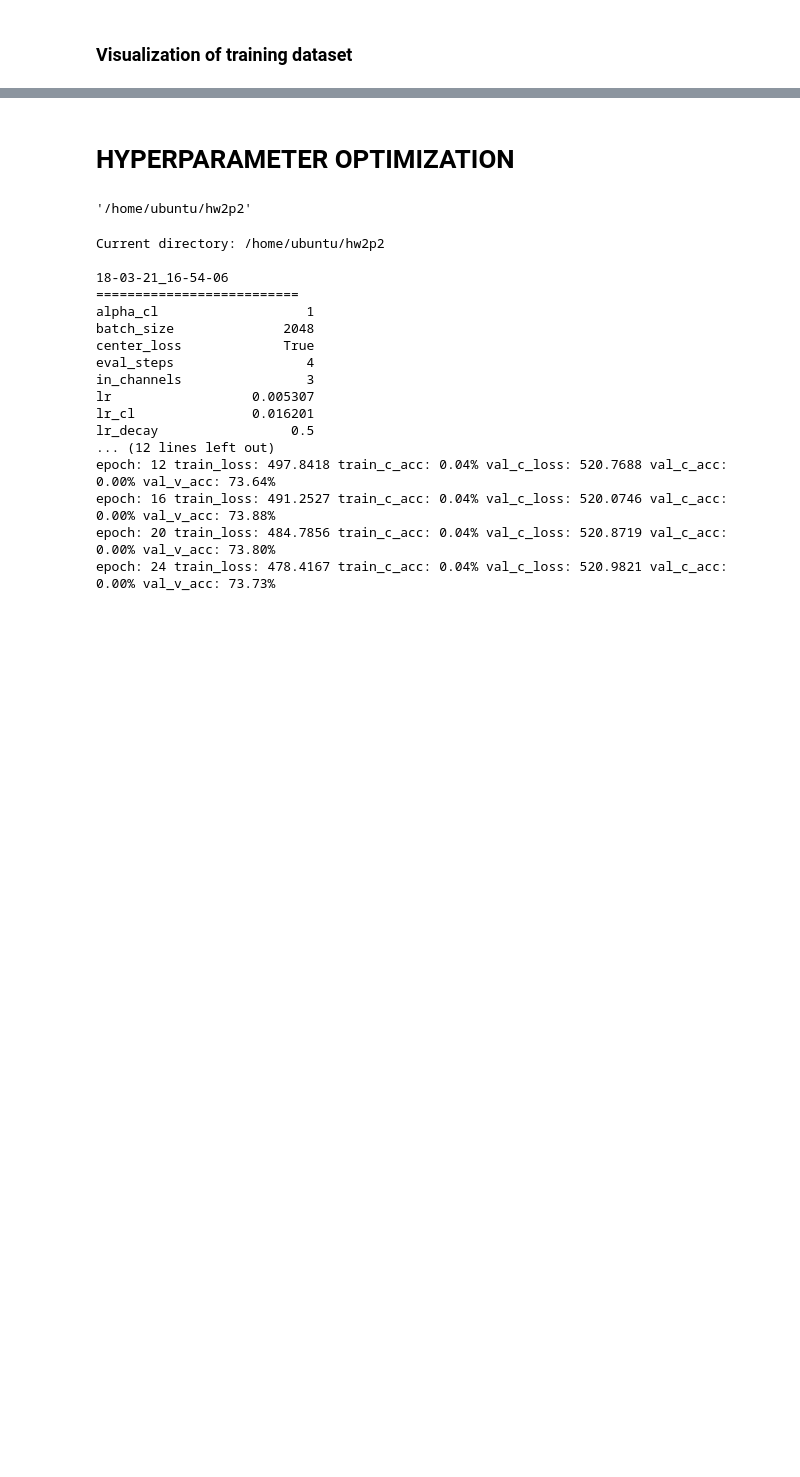
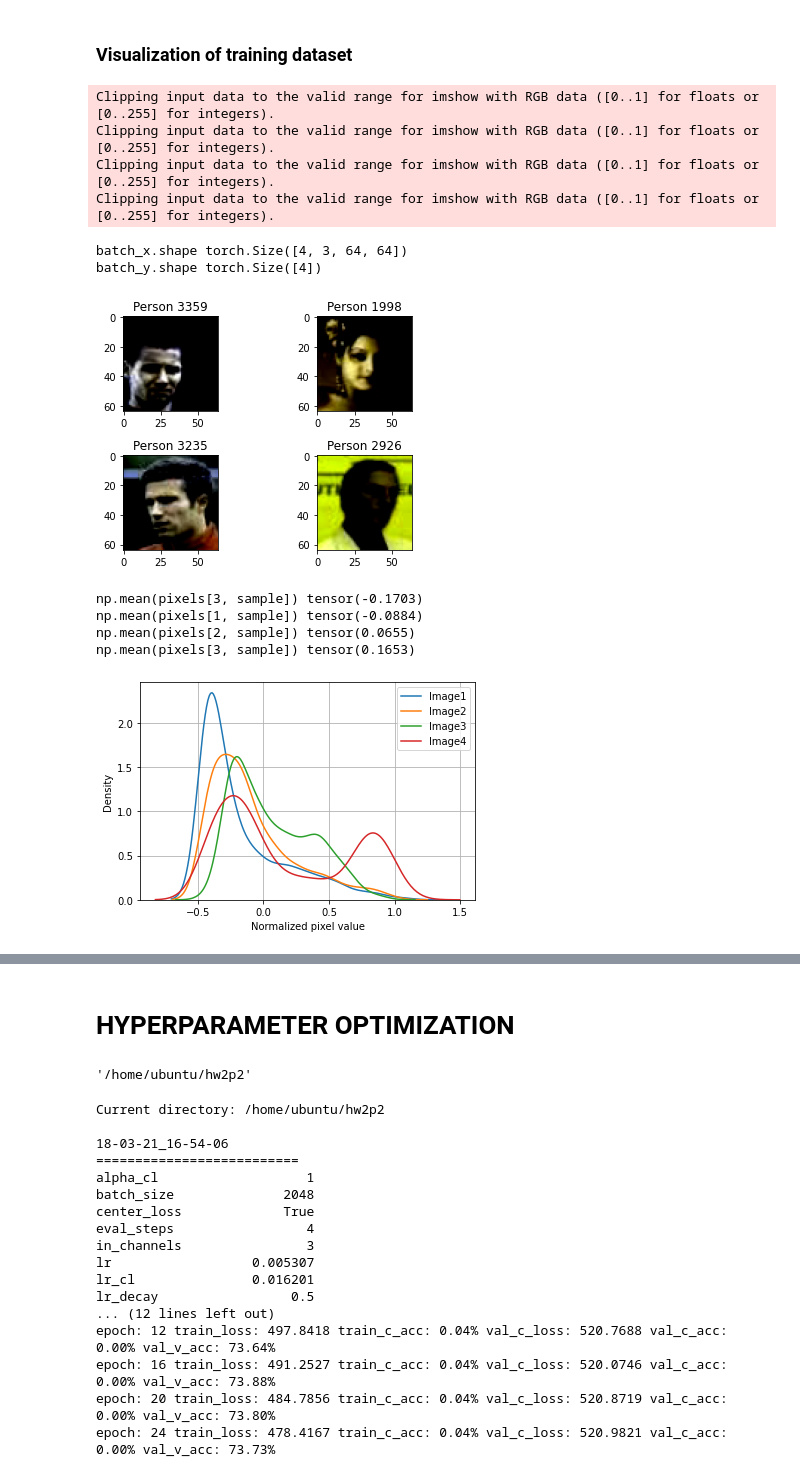
Before and after one commit to alejandroxag/hw2p2, a Jupyter notebook: nbs/face_class_ver.ipynb, the cells around one changed output, grey strips where cells are left out. Cells and saved outputs as stored; diff of their text form; code cells hidden in the pictures; blank space fills up the shorter version.

```diff
--- a/nbs/face_class_ver.ipynb
+++ b/nbs/face_class_ver.ipynb
@@ -192,39 +203,56 @@ batch_y.shape torch.Size([4])
 # %% [markdown]
 ### Visualization of training dataset
 # %%
-normalize_transf = [transforms.Resize(80),
-                    transforms.RandomCrop(64),
-                    transforms.RandomHorizontalFlip(),
-                    transforms.ToTensor(),
-                    transforms.Normalize(mean=[0.485, 0.456, 0.406],
-                                         std=[0.229, 0.224, 0.225])]
-dataset = FaceClassificationDataset(trans_list=normalize_transf, mode='train')
+dataset = FaceClassificationDataset(trans_list=TRAIN_TRANSF, mode='val')
 dataloader = DataLoader(dataset, shuffle=True, batch_size=4, num_workers=0, drop_last=True)
 
 batch_x, batch_y = next(iter(dataloader))
 print("batch_x.shape", batch_x.shape)
 print("batch_y.shape", batch_y.shape)
 
 fig, axs = plt.subplots(2,2)
 axs[0,0].imshow(batch_x[0,:,:,:].permute(1, 2, 0))
 axs[0,0].set_title(f'Person {batch_y[0]}')
 
 axs[0,1].imshow(batch_x[1,:,:,:].permute(1, 2, 0))
 axs[0,1].set_title(f'Person {batch_y[1]}')
 
 axs[1,0].imshow(batch_x[2,:,:,:].permute(1, 2, 0))
 axs[1,0].set_title(f'Person {batch_y[2]}')
 
 axs[1,1].imshow(batch_x[3,:,:,:].permute(1, 2, 0))
 axs[1,1].set_title(f'Person {batch_y[3]}')
 fig.tight_layout()
 plt.savefig('./results/train_dataset.png')
 plt.show()
 
 # Distribution plot
-pixels = batch_x[0,:,:,:].flatten().flatten()
-sample = np.random.choice(range(len(pixels)), 1000)
+pixels = batch_x.reshape(len(batch_x), -1)
+sample = np.random.choice(range(pixels.shape[1]), 1000)
 
-fig, ax = plt.subplots(1, tight_layout=True)
-ax.hist(pixels[sample])
-plt.show()
+print("np.mean(pixels[3, sample])", pixels[0, sample].mean())
+print("np.mean(pixels[1, sample])", pixels[1, sample].mean())
+print("np.mean(pixels[2, sample])", pixels[2, sample].mean())
+print("np.mean(pixels[3, sample])", pixels[3, sample].mean())
+
+ax = sns.kdeplot(data=pixels[0, sample], label='Image1')
+sns.kdeplot(data=pixels[1, sample], label='Image2')
+sns.kdeplot(data=pixels[2, sample], label='Image3')
+sns.kdeplot(data=pixels[3, sample], label='Image4')
+plt.grid()
+plt.legend()
+ax.set(xlabel='Normalized pixel value')
+plt.savefig('./results/train_distribution.png')
+# %% [output]
+Clipping input data to the valid range for imshow with RGB data ([0..1] for floats or [0..255] for integers).
+Clipping input data to the valid range for imshow with RGB data ([0..1] for floats or [0..255] for integers).
+Clipping input data to the valid range for imshow with RGB data ([0..1] for floats or [0..255] for integers).
+Clipping input data to the valid range for imshow with RGB data ([0..1] for floats or [0..255] for integers).
+batch_x.shape torch.Size([4, 3, 64, 64])
+batch_y.shape torch.Size([4])
+[figure, added]
+np.mean(pixels[3, sample]) tensor(-0.1703)
+np.mean(pixels[1, sample]) tensor(-0.0884)
+np.mean(pixels[2, sample]) tensor(0.0655)
+np.mean(pixels[3, sample]) tensor(0.1653)
+[figure, added]
```
Also changed, not shown: parts of 8 cells of this notebook.
